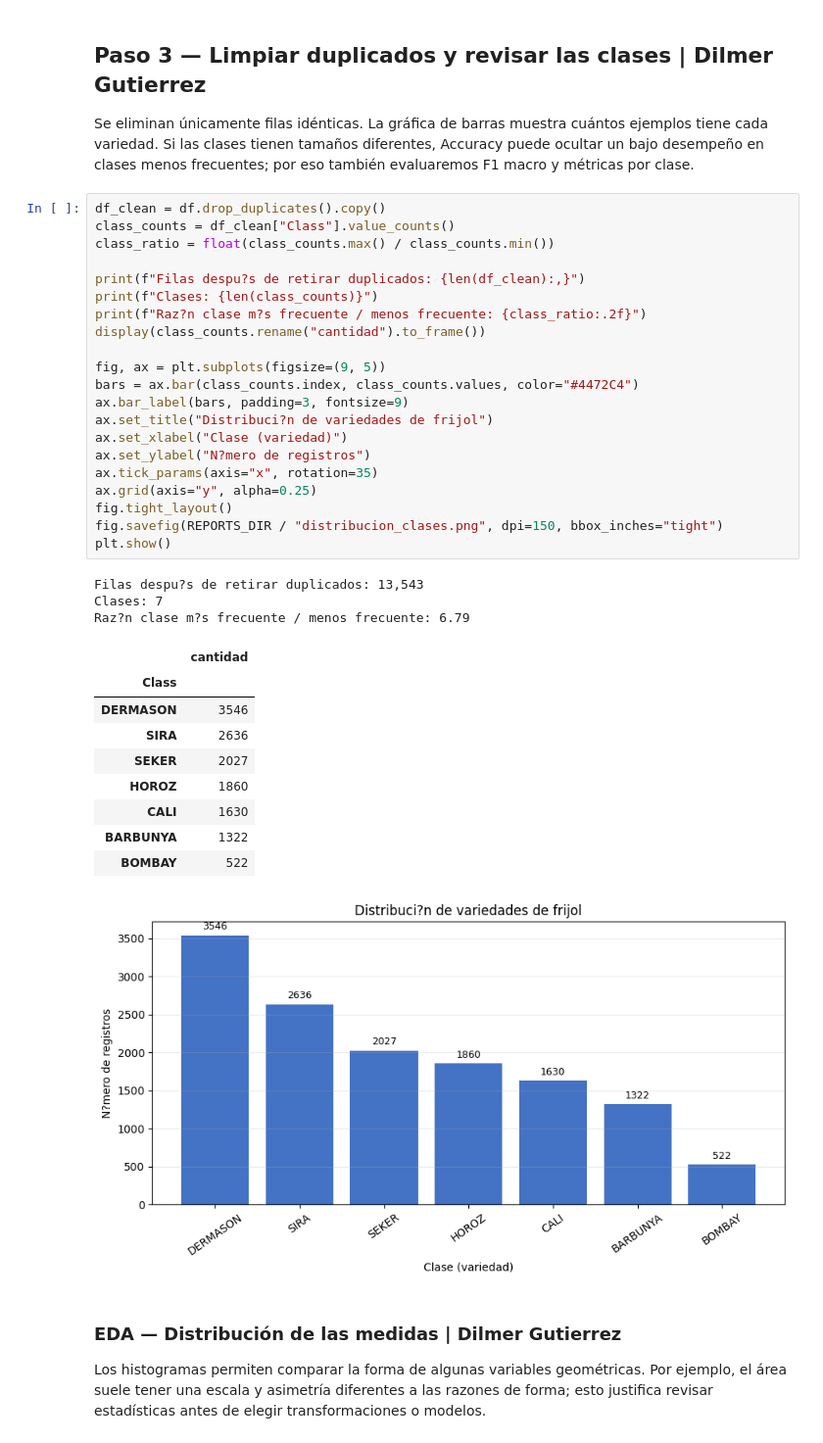
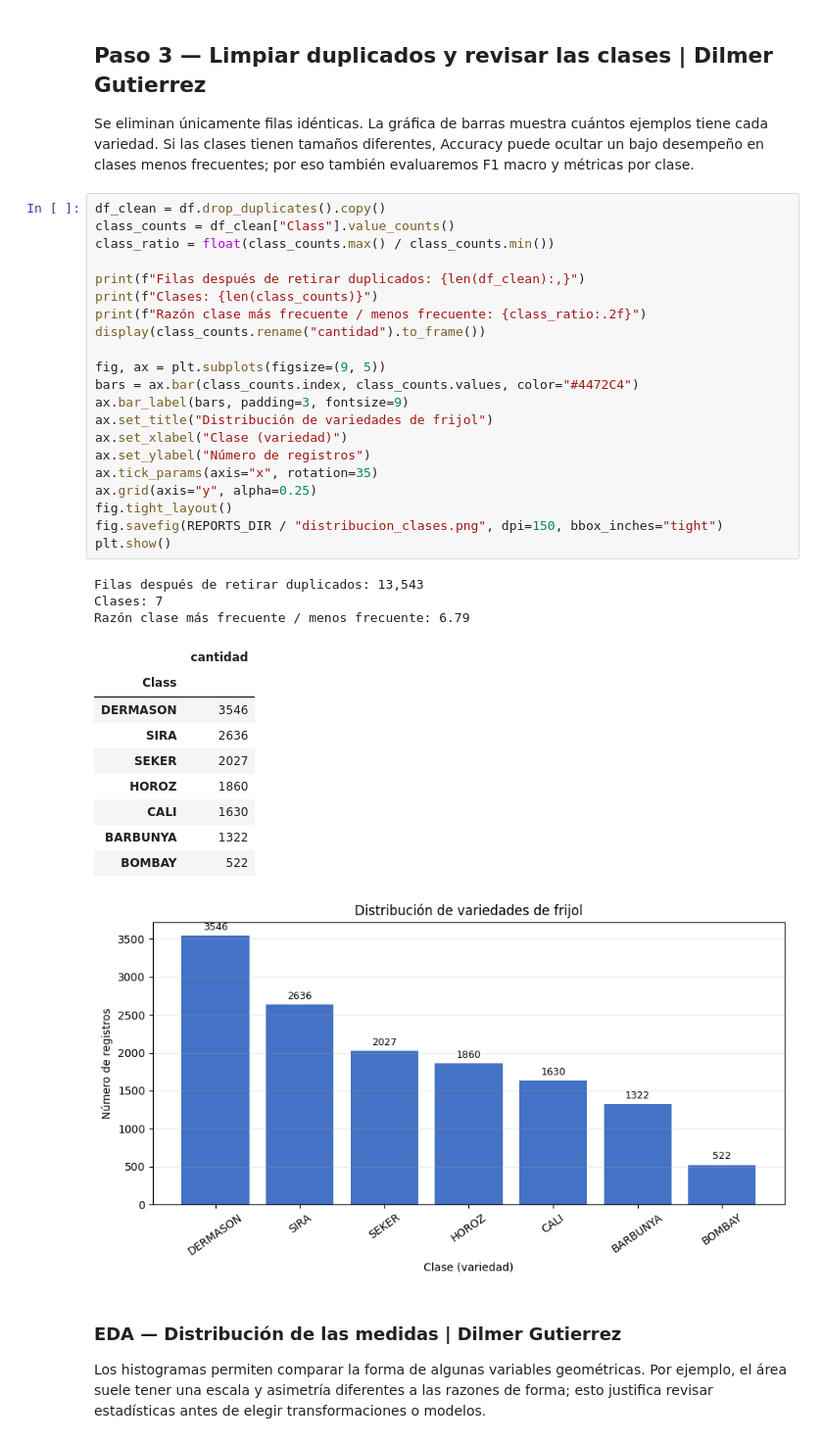
Before and after one commit to SergioPantoja97/laboratorio-drybean-ml, a Jupyter notebook: notebooks/01_laboratorio_drybean.ipynb, the cells around one changed output. Shown at 98% size. Saved outputs shown, nothing was run; the diff lists cells and outputs as text.

Commit message:
Document sprints and fix notebook chart text
Co-authored-by: Copilot <223556219+Copilot@users.noreply.github.com>

```diff
--- a/notebooks/01_laboratorio_drybean.ipynb
+++ b/notebooks/01_laboratorio_drybean.ipynb
@@ -186,38 +186,38 @@ Se eliminan únicamente filas idénticas. La gráfica de barras muestra cuántos
 # %%
 df_clean = df.drop_duplicates().copy()
 class_counts = df_clean["Class"].value_counts()
 class_ratio = float(class_counts.max() / class_counts.min())
 
-print(f"Filas despu?s de retirar duplicados: {len(df_clean):,}")
+print(f"Filas después de retirar duplicados: {len(df_clean):,}")
 print(f"Clases: {len(class_counts)}")
-print(f"Raz?n clase m?s frecuente / menos frecuente: {class_ratio:.2f}")
+print(f"Razón clase más frecuente / menos frecuente: {class_ratio:.2f}")
 display(class_counts.rename("cantidad").to_frame())
 
 fig, ax = plt.subplots(figsize=(9, 5))
 bars = ax.bar(class_counts.index, class_counts.values, color="#4472C4")
 ax.bar_label(bars, padding=3, fontsize=9)
-ax.set_title("Distribuci?n de variedades de frijol")
+ax.set_title("Distribución de variedades de frijol")
 ax.set_xlabel("Clase (variedad)")
-ax.set_ylabel("N?mero de registros")
+ax.set_ylabel("Número de registros")
 ax.tick_params(axis="x", rotation=35)
 ax.grid(axis="y", alpha=0.25)
 fig.tight_layout()
 fig.savefig(REPORTS_DIR / "distribucion_clases.png", dpi=150, bbox_inches="tight")
 plt.show()
 # %% [output]
-Filas despu?s de retirar duplicados: 13,543
+Filas después de retirar duplicados: 13,543
 Clases: 7
-Raz?n clase m?s frecuente / menos frecuente: 6.79
+Razón clase más frecuente / menos frecuente: 6.79
 |  | cantidad |
 | Class |  |
 | DERMASON | 3546 |
 | SIRA | 2636 |
 | SEKER | 2027 |
 | HOROZ | 1860 |
 | CALI | 1630 |
 | BARBUNYA | 1322 |
 | BOMBAY | 522 |
-[figure, old version]
+[figure, new version]
 # %% [markdown]
 ### EDA — Distribución de las medidas | Dilmer Gutierrez
 
```
Also changed, not shown: parts of 4 cells of this notebook, 7 other files.
